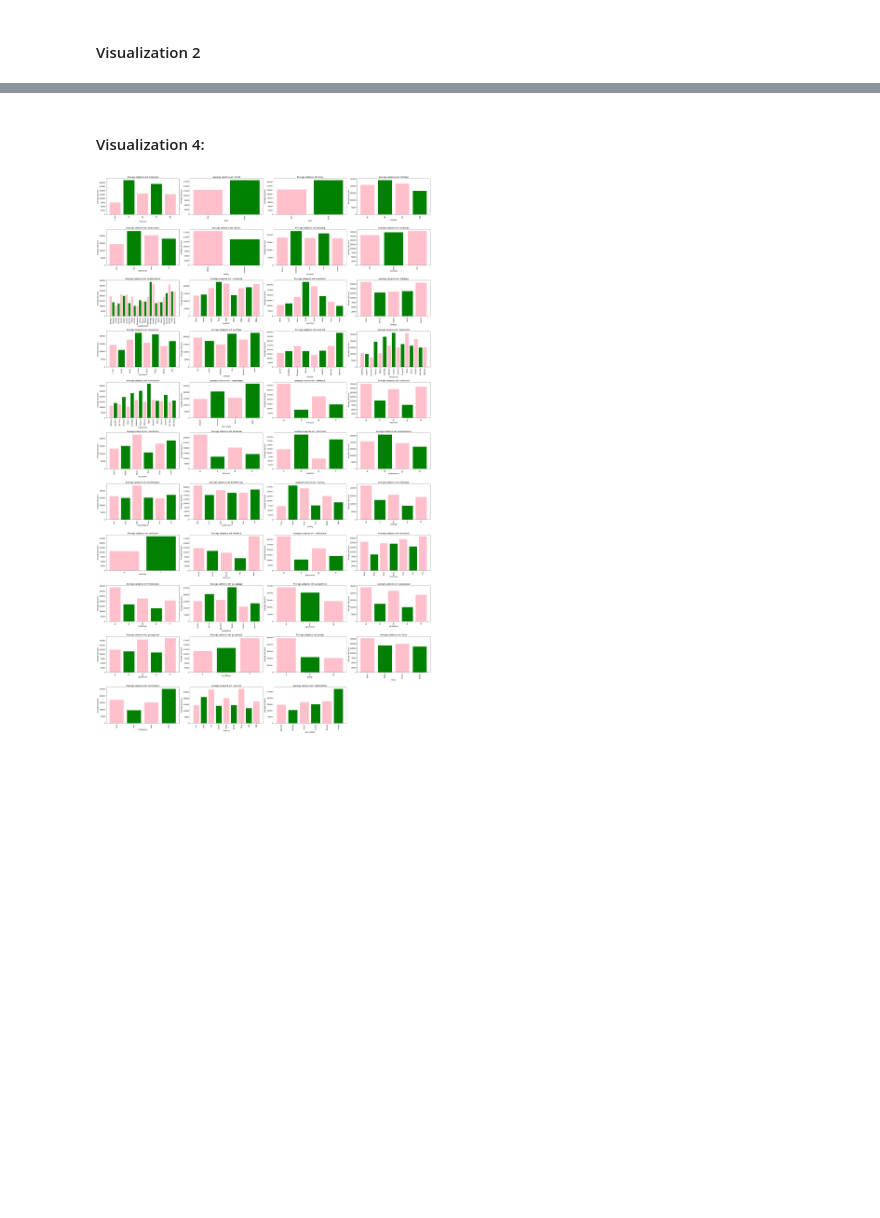
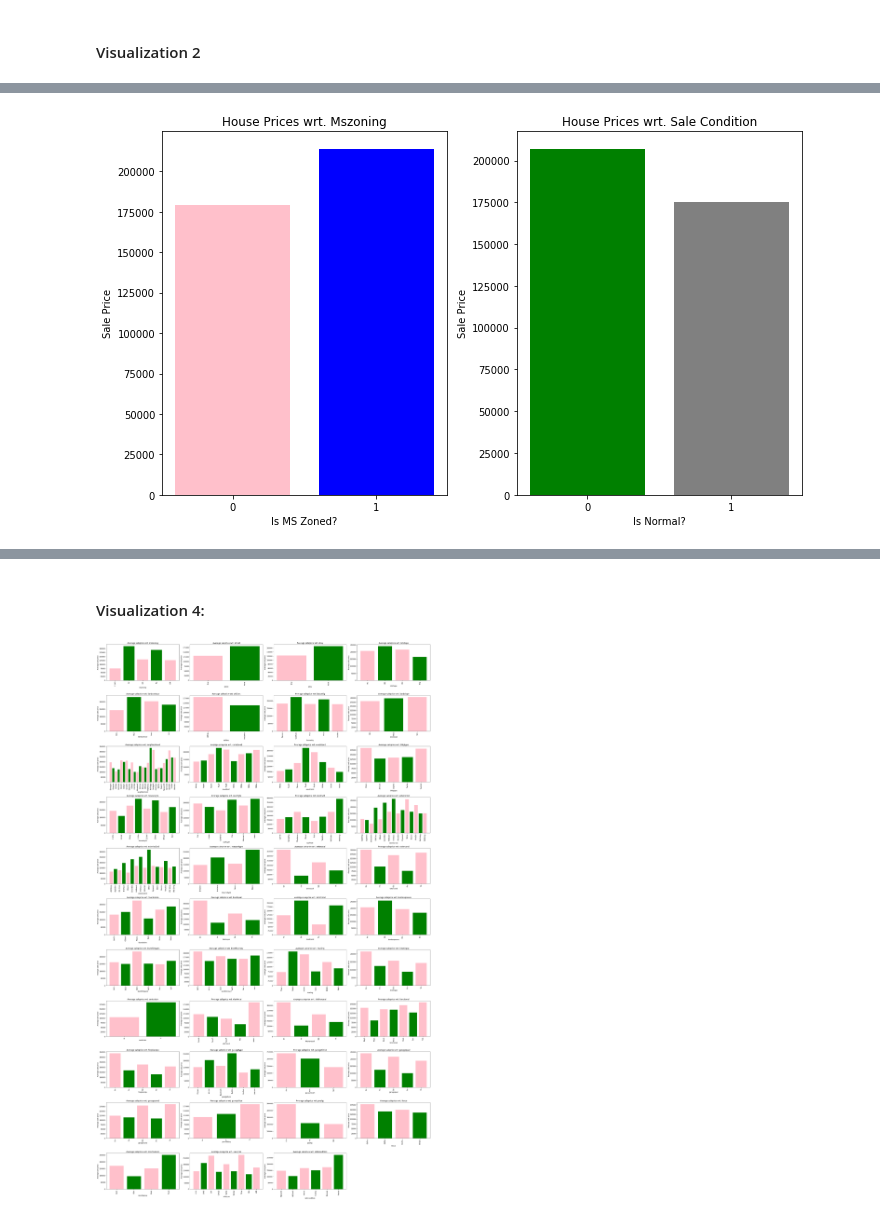
Before and after one commit to pitaconsumer/Classification-Regression, a Jupyter notebook: Module 18 Challenge - House Sale Prices.ipynb, the cells around one changed output, grey strips where cells are left out. Saved outputs shown, nothing was run; the diff lists cells and outputs as text; code cells hidden in the pictures; blank space fills up the shorter version.

```diff
--- a/Module 18 Challenge - House Sale Prices.ipynb
+++ b/Module 18 Challenge - House Sale Prices.ipynb
@@ -213,0 +239,33 @@ KeyError: 'salecondition'
+# %%
+plt.figure(figsize=(10,6))
+
+plt.subplot(1,2,1)
+plt.bar(house_df_dummified.groupby("mszoning_FV")["saleprice"].mean().index, house_df_dummified.groupby("mszoning_FV")["saleprice"].mean(),
+       color=("pink","blue"))
+plt.title("House Prices wrt. Mszoning")
+plt.ylabel("Sale Price")
+plt.xlabel("Is MS Zoned?")
+plt.xticks([0,1])
+
+plt.subplot(1,2,2)
+plt.bar(house_df_dummified.groupby("salecondition_Normal")["saleprice"].mean().index, house_df_dummified.groupby("salecondition_Normal")["saleprice"].mean(),
+       color=("green","grey"))
+plt.title("House Prices wrt. Sale Condition")
+plt.ylabel("Sale Price")
+plt.xlabel("Is Normal?")
+plt.xticks([0,1])
+
+plt.tight_layout()
+plt.show()
+
+#plt.title("horizontal bar chart 3: Sale Prices by Sale Condition")
+
+# bar chart of house conditions
+#plt.figure(figsize=(15,5))
+#plt.barh(house_df.groupby("salecondition")["salecondition"].count(),
+ #       color=["red","green","blue","grey","pink"])
+#plt.title("horizontal bar chart of sale prices")
+
+#plt.show()
+# %% [output]
+[figure, added]
```
Also changed, not shown: parts of 38 cells of this notebook.
